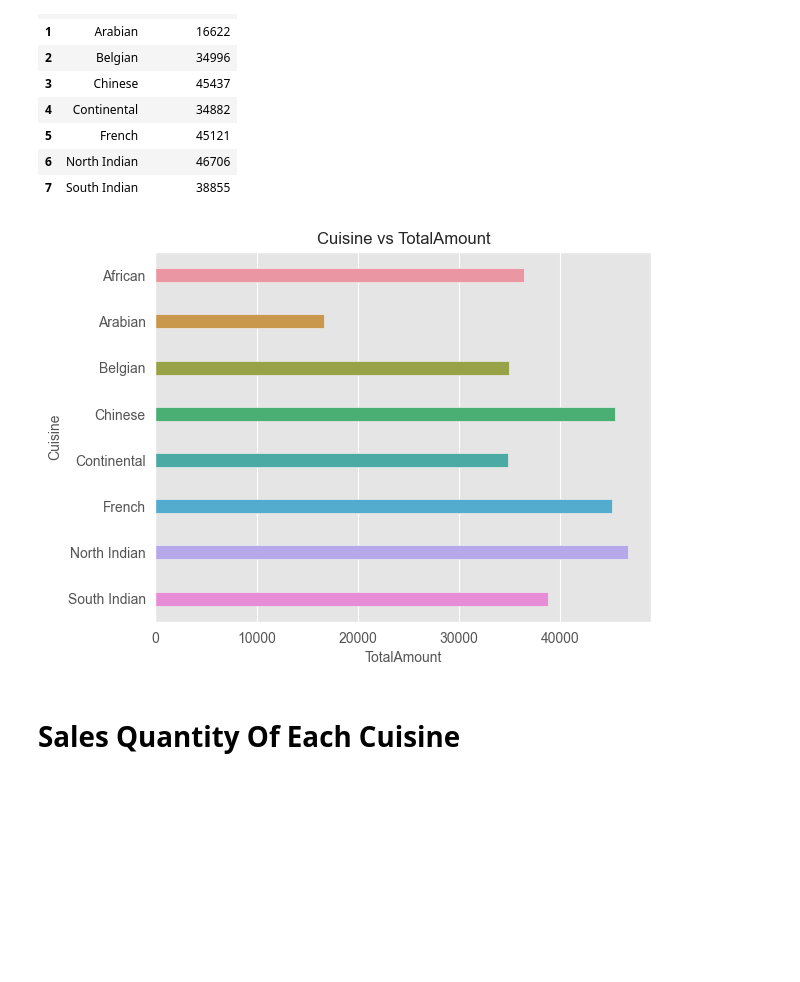
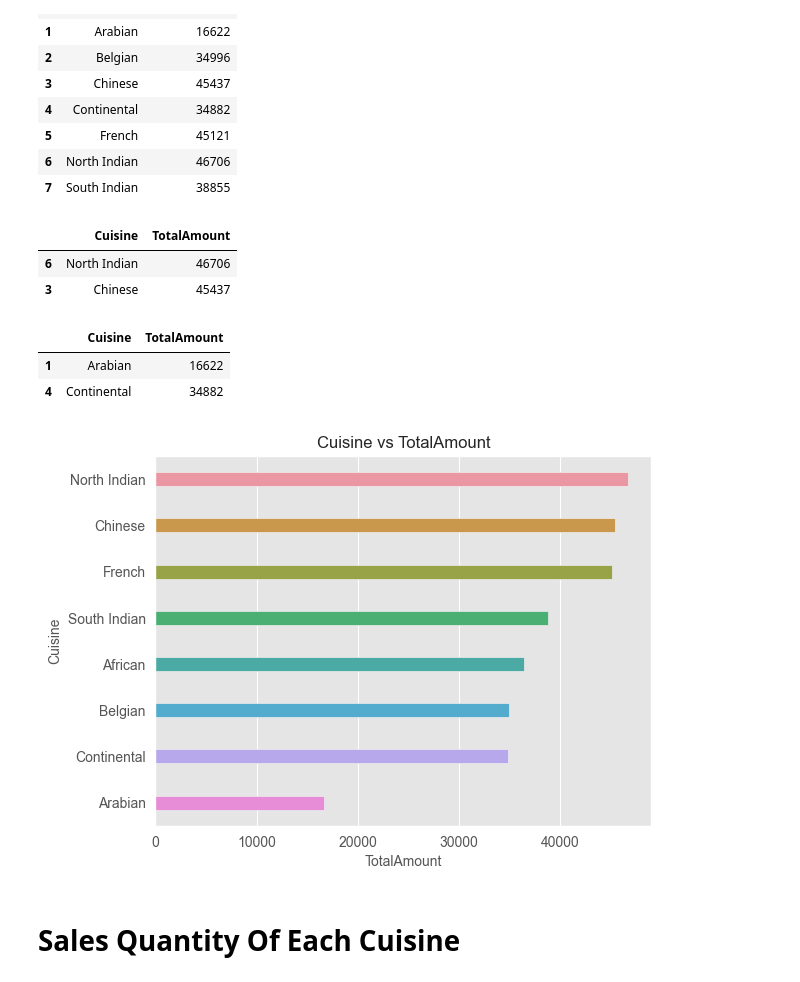
Before and after one commit to Osama-Anmar/Analysis-Restaurant-Data, a Jupyter notebook: Restaurant Sales.ipynb, the cells around one changed output. Cells and saved outputs as stored; diff of their text form; code cells hidden in the pictures; blank space fills up the shorter version.

```diff
--- a/Restaurant Sales.ipynb
+++ b/Restaurant Sales.ipynb
@@ -532,0 +610,6 @@ CuisineTotalAmount
+# %%
+LargestCuisineTotalAmount
+# %% [output]
+|  | Cuisine | TotalAmount |
+| 6 | North Indian | 46706 |
+| 3 | Chinese | 45437 |
@@ -533,7 +618,13 @@ CuisineTotalAmount
+# %%
+SmallestCuisineTotalAmount
+# %% [output]
+|  | Cuisine | TotalAmount |
+| 1 | Arabian | 16622 |
+| 4 | Continental | 34882 |
 # %%
-bar_plot('TotalAmount', 'Cuisine', CuisineTotalAmount)
+bar_plot('TotalAmount', 'Cuisine', CuisineTotalAmount.sort_values(by='TotalAmount', ascending=False))
 # %% [output]
-[figure, old version]
+[figure, new version]
 # %% [markdown]
 # Sales Quantity Of Each Cuisine
 # %%
```
Also changed, not shown: parts of 37 cells of this notebook.
